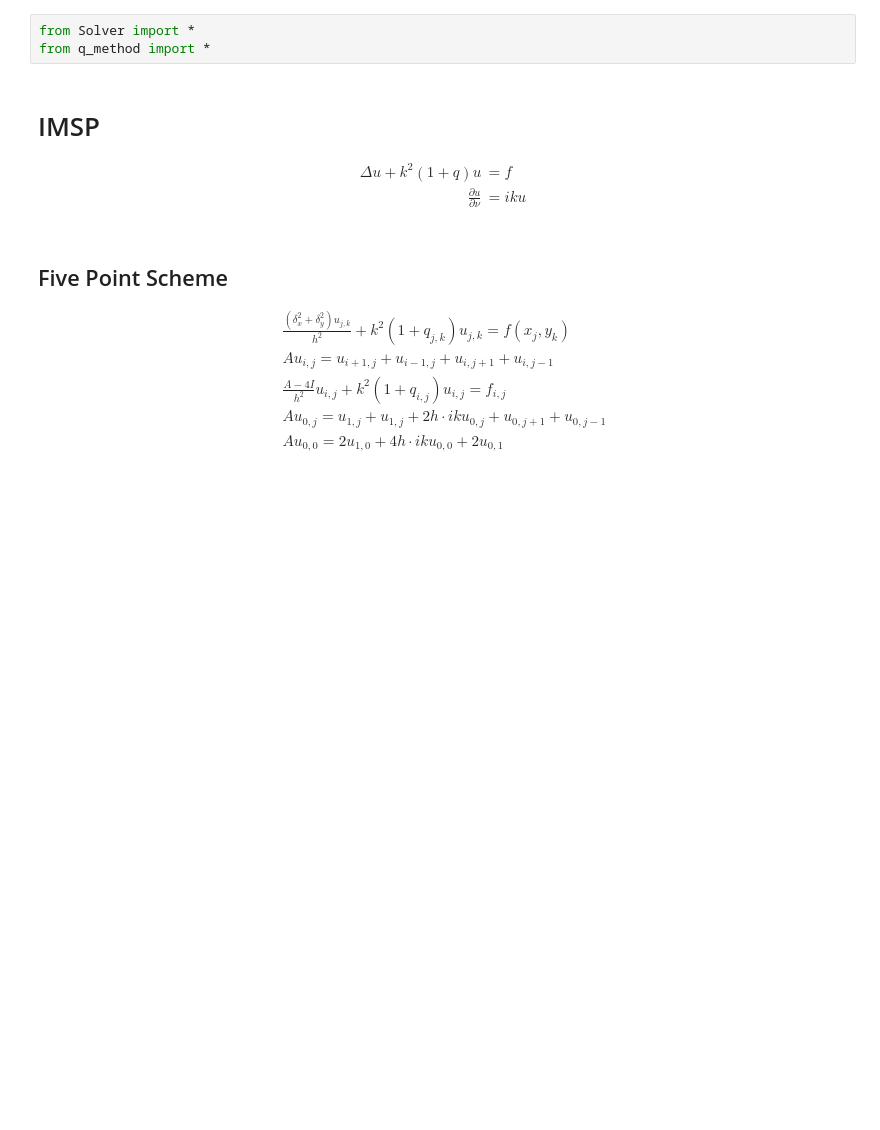
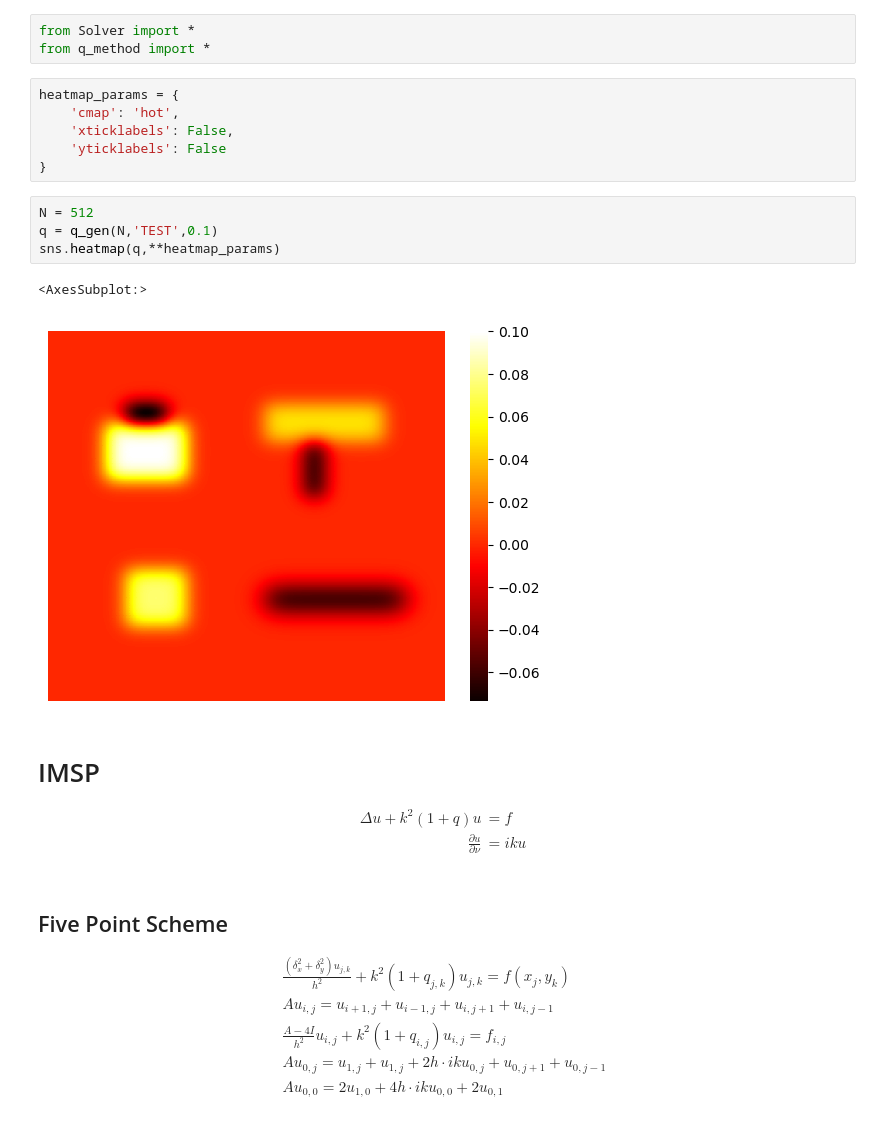
Before and after one commit to MIA123MIA321/IMSP-FNO-Solver, a Jupyter notebook: src/5or9.ipynb, the cells around one changed output. Saved outputs shown, nothing was run; the diff lists cells and outputs as text; blank space fills up the shorter version.

```diff
--- a/src/5or9.ipynb
+++ b/src/5or9.ipynb
@@ -1,6 +1,19 @@
 # %%
 from Solver import *
 from q_method import *
+# %%
+heatmap_params = {
+    'cmap': 'hot',
+    'xticklabels': False,
+    'yticklabels': False
+}
+# %%
+N = 512
+q = q_gen(N,'TEST',0.1)
+sns.heatmap(q,**heatmap_params)
+# %% [output]
+<AxesSubplot:>
+[figure, added]
 # %% [markdown]
 # IMSP
 $$
```
Also changed, not shown: parts of 3 cells of this notebook, 13 other files.
